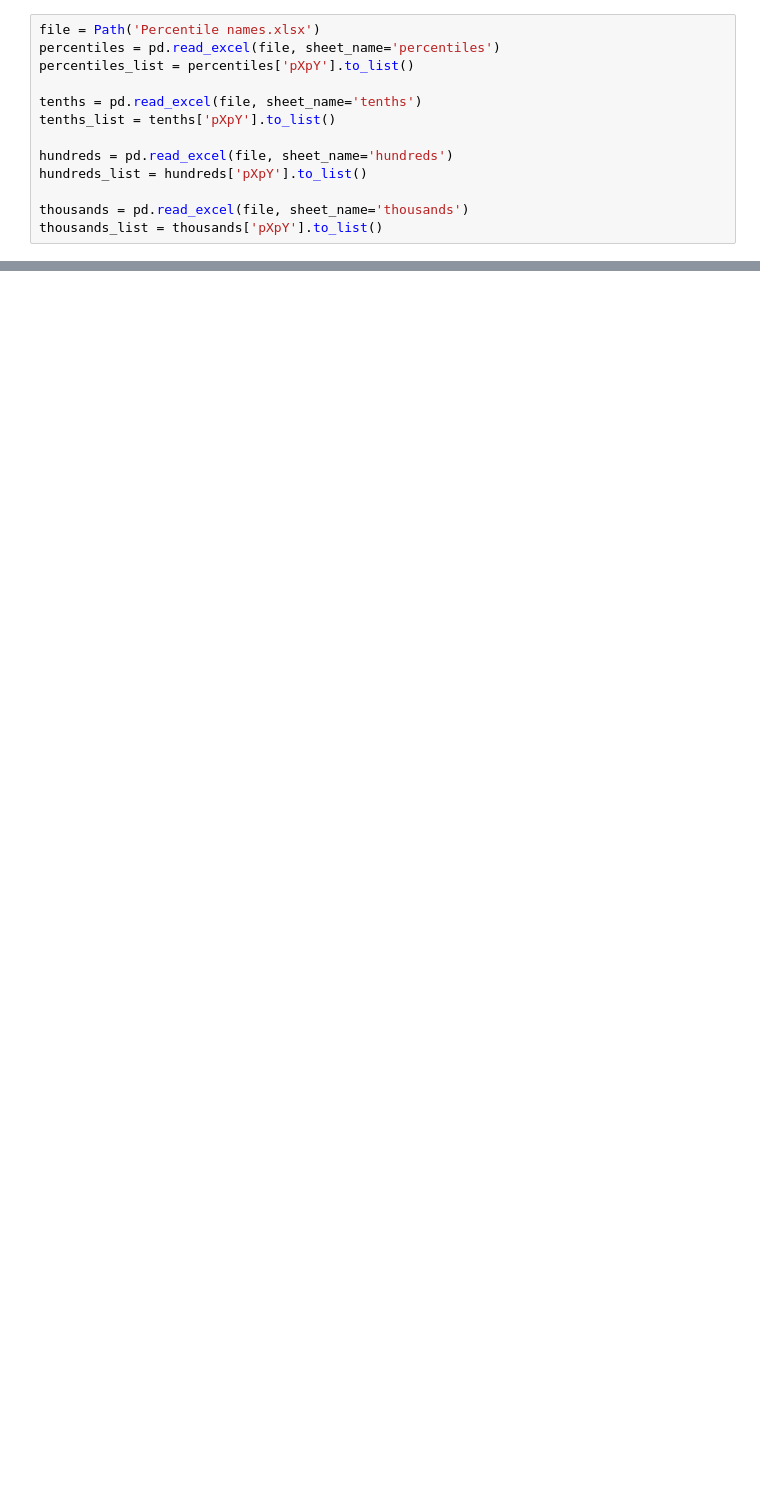
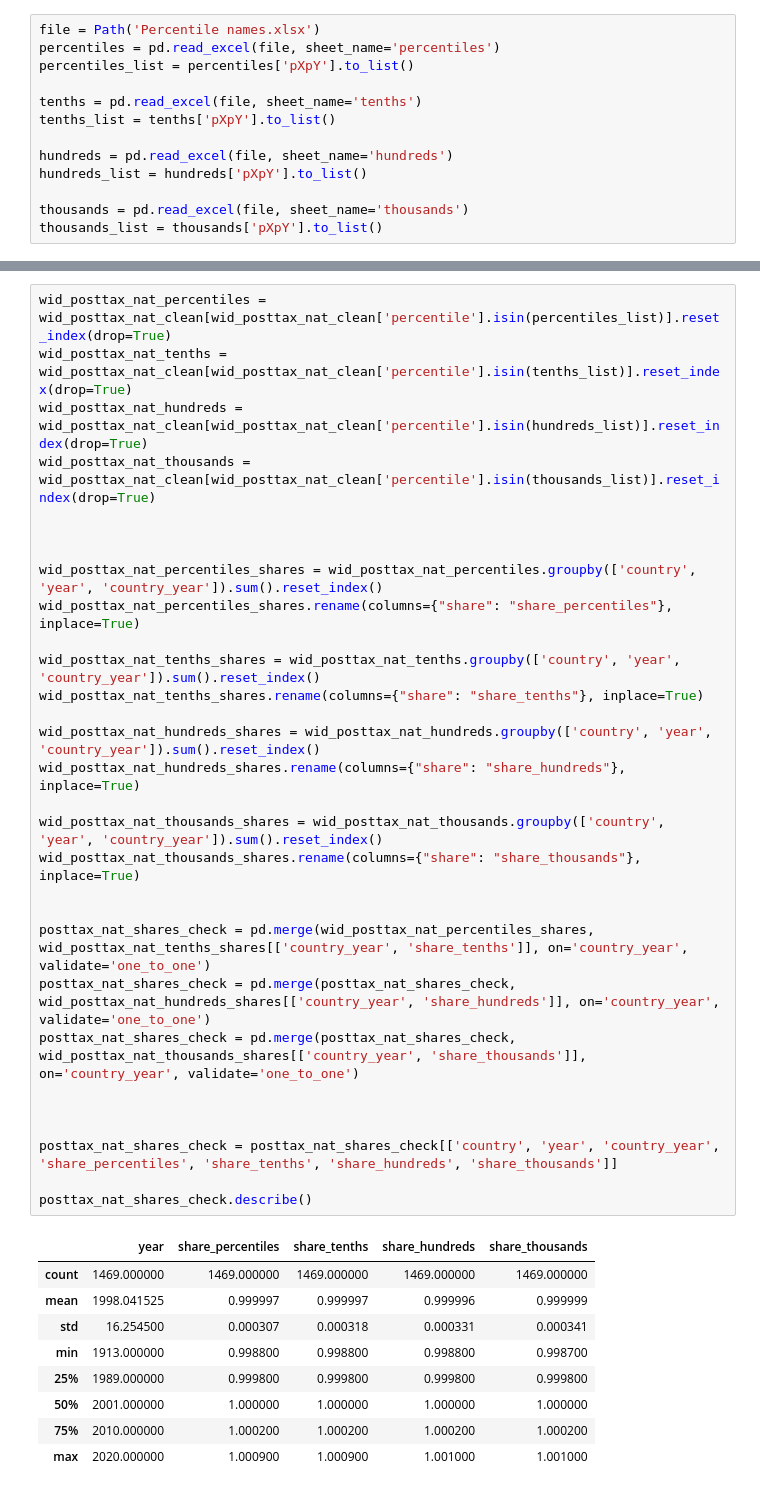
Before and after one commit to owid/notebooks, a Jupyter notebook: PabloArriagada/poverty_inequality_dataexplorer/WID/wid.ipynb, the cells around one changed output, grey strips where cells are left out. Cells and saved outputs as stored; diff of their text form; blank space fills up the shorter version.

```diff
--- a/PabloArriagada/poverty_inequality_dataexplorer/WID/wid.ipynb
+++ b/PabloArriagada/poverty_inequality_dataexplorer/WID/wid.ipynb
@@ -654,0 +615,40 @@ wid_pretax_percentiles_shares[['share']].describe()
+# %%
+wid_posttax_nat_percentiles = wid_posttax_nat_clean[wid_posttax_nat_clean['percentile'].isin(percentiles_list)].reset_index(drop=True)
+wid_posttax_nat_tenths = wid_posttax_nat_clean[wid_posttax_nat_clean['percentile'].isin(tenths_list)].reset_index(drop=True)
+wid_posttax_nat_hundreds = wid_posttax_nat_clean[wid_posttax_nat_clean['percentile'].isin(hundreds_list)].reset_index(drop=True)
+wid_posttax_nat_thousands = wid_posttax_nat_clean[wid_posttax_nat_clean['percentile'].isin(thousands_list)].reset_index(drop=True)
+
+
+
+wid_posttax_nat_percentiles_shares = wid_posttax_nat_percentiles.groupby(['country', 'year', 'country_year']).sum().reset_index()
+wid_posttax_nat_percentiles_shares.rename(columns={"share": "share_percentiles"}, inplace=True)
+
+wid_posttax_nat_tenths_shares = wid_posttax_nat_tenths.groupby(['country', 'year', 'country_year']).sum().reset_index()
+wid_posttax_nat_tenths_shares.rename(columns={"share": "share_tenths"}, inplace=True)
+
+wid_posttax_nat_hundreds_shares = wid_posttax_nat_hundreds.groupby(['country', 'year', 'country_year']).sum().reset_index()
+wid_posttax_nat_hundreds_shares.rename(columns={"share": "share_hundreds"}, inplace=True)
+
+wid_posttax_nat_thousands_shares = wid_posttax_nat_thousands.groupby(['country', 'year', 'country_year']).sum().reset_index()
+wid_posttax_nat_thousands_shares.rename(columns={"share": "share_thousands"}, inplace=True)
+
+
+posttax_nat_shares_check = pd.merge(wid_posttax_nat_percentiles_shares, wid_posttax_nat_tenths_shares[['country_year', 'share_tenths']], on='country_year', validate='one_to_one')
+posttax_nat_shares_check = pd.merge(posttax_nat_shares_check, wid_posttax_nat_hundreds_shares[['country_year', 'share_hundreds']], on='country_year', validate='one_to_one')
+posttax_nat_shares_check = pd.merge(posttax_nat_shares_check, wid_posttax_nat_thousands_shares[['country_year', 'share_thousands']], on='country_year', validate='one_to_one')
+
+
+
+posttax_nat_shares_check = posttax_nat_shares_check[['country', 'year', 'country_year', 'share_percentiles', 'share_tenths', 'share_hundreds', 'share_thousands']]
+
+posttax_nat_shares_check.describe()
+# %% [output]
+|  | year | share_percentiles | share_tenths | share_hundreds | share_thousands |
+| count | 1469.000000 | 1469.000000 | 1469.000000 | 1469.000000 | 1469.000000 |
+| mean | 1998.041525 | 0.999997 | 0.999997 | 0.999996 | 0.999999 |
+| std | 16.254500 | 0.000307 | 0.000318 | 0.000331 | 0.000341 |
+| min | 1913.000000 | 0.998800 | 0.998800 | 0.998800 | 0.998700 |
+| 25% | 1989.000000 | 0.999800 | 0.999800 | 0.999800 | 0.999800 |
+| 50% | 2001.000000 | 1.000000 | 1.000000 | 1.000000 | 1.000000 |
+| 75% | 2010.000000 | 1.000200 | 1.000200 | 1.000200 | 1.000200 |
+| max | 2020.000000 | 1.000900 | 1.000900 | 1.001000 | 1.001000 |
```
Also changed, not shown: parts of 38 cells of this notebook, 2 other files.
